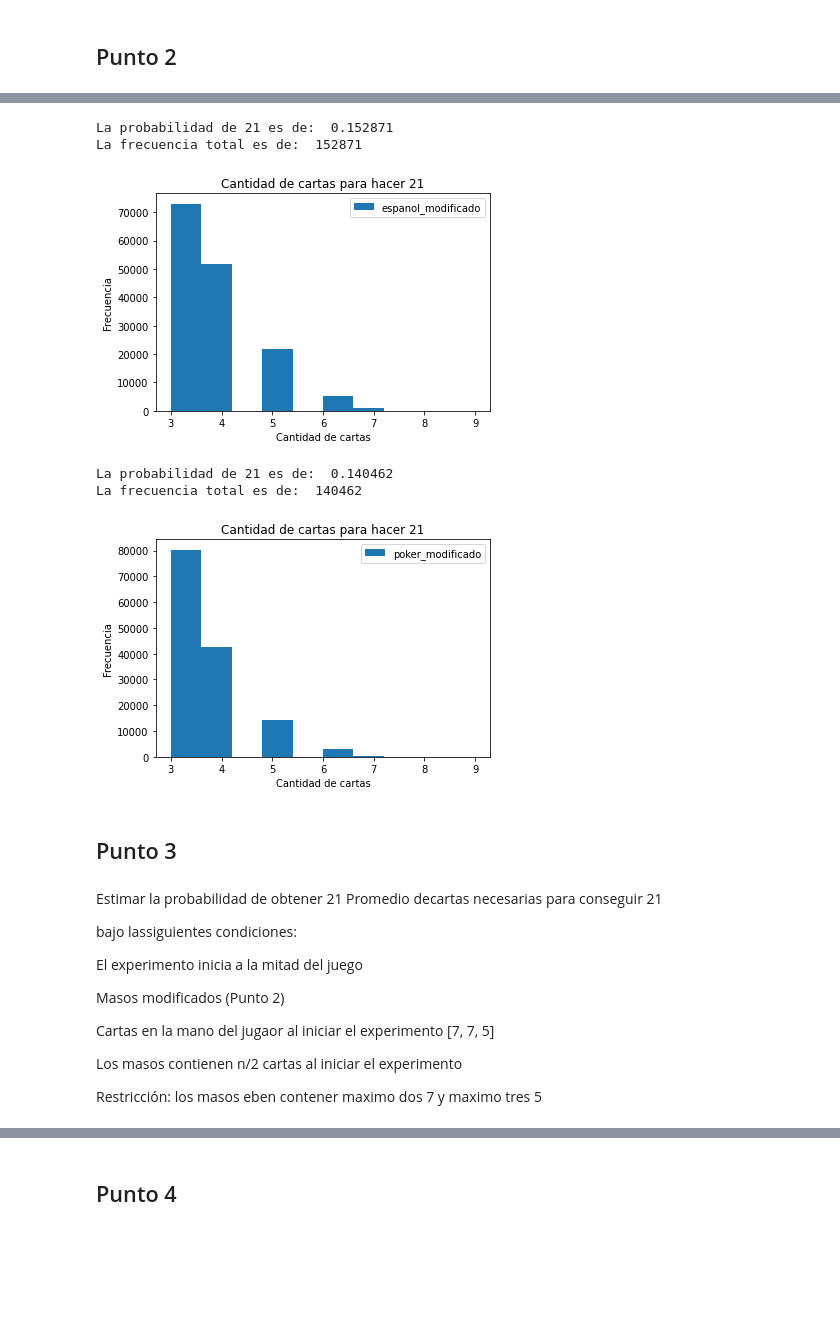
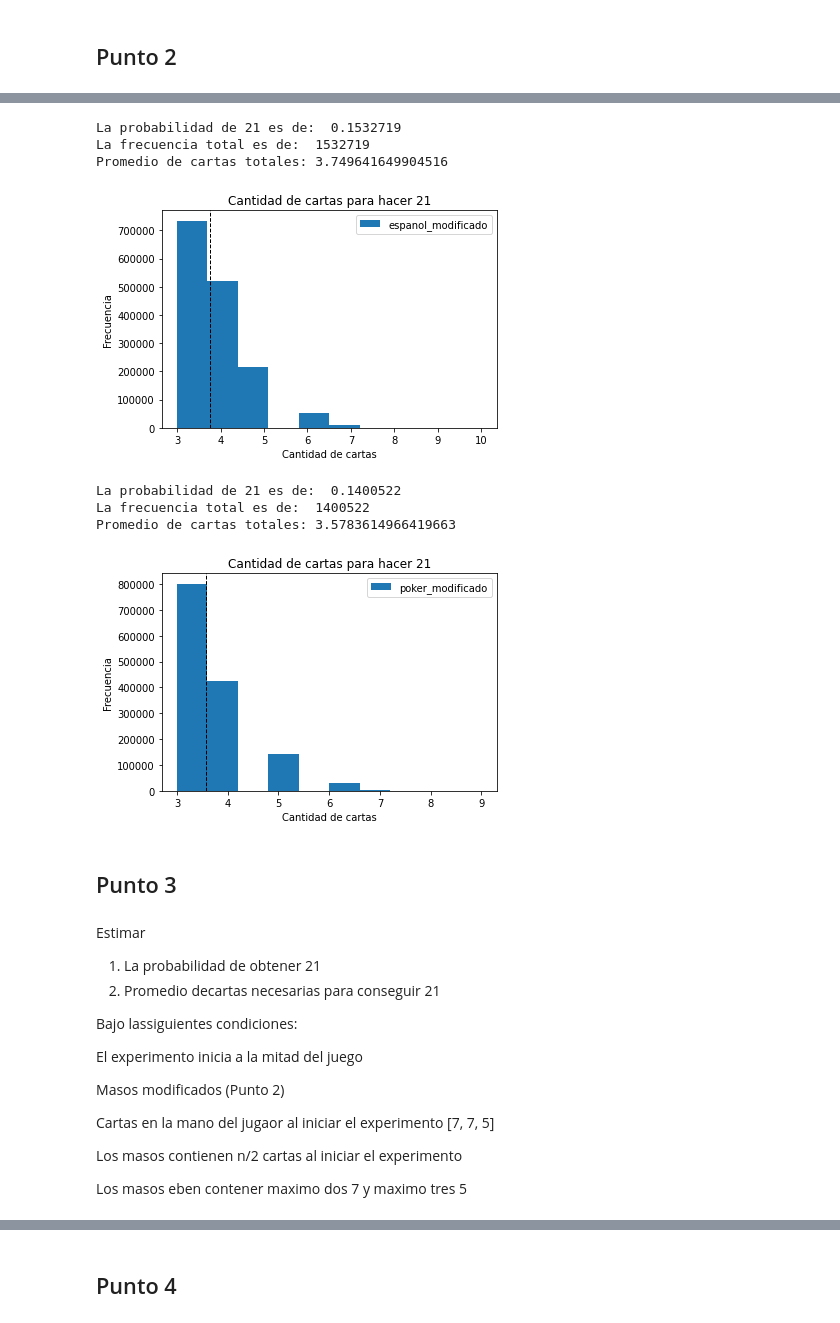
Before and after one commit to lucasps16/AlgorithmsUN2020II, a Jupyter notebook: Lab4/21BlackjackGrClass2StGrooup8.ipynb, the cells around one changed output, grey strips where cells are left out. Drawn from its saved outputs; the diff is of its cells as text; code cells hidden in the pictures; blank space fills up the shorter version.

```diff
--- a/Lab4/21BlackjackGrClass2StGrooup8.ipynb
+++ b/Lab4/21BlackjackGrClass2StGrooup8.ipynb
@@ -102,49 +117,54 @@ def prob21_10millones(cartas, leyenda='baraja'):
       deck.remove(carta)
       numero_cartas += 1
 
     if(sum(cartas_seleccionadas) == 21):    # verifica que se haya realizado la 21.
       count += 1
       numcart.append(len(cartas_seleccionadas))
 
     #debug = [cartas_seleccionadas," sum:",sum(cartas_seleccionadas), count ]
     #print (debug)
     #print (numcart)
 
+  # calculo de cartas promedio en que se obtiene 21
+  cartas_promedio = sum(numcart) / float(len(numcart))
+
   # Bloque de codigo que calcula las probabilidades.
   prob =  count / trl
   print("\n\n")
   print("La probabilidad de 21 es de: ", prob)
   print("La frecuencia total es de: ", len(numcart))
+  print("Promedio de cartas totales:", cartas_promedio)
   print("\n")
 
   # Bloque de codigo para plotear los datos
   plt.hist(numcart, cumulative=False)
   plt.xlabel("Cantidad de cartas")
   plt.ylabel("Frecuencia")
   plt.title("Cantidad de cartas para hacer 21")
   plt.legend(namestr(cartas, globals()));
+  plt.axvline(cartas_promedio , color='k', linestyle='dashed', linewidth=1) # añade una linea vertical sobre el eje x
   plt.show()
 
 # llamada al metodo para estimarla probabilidad usando Montecarlo
 prob21_10millones(espanol_modificado)
 prob21_10millones(poker_modificado)
-
-#plt.axvline(numcart.mean(), color='k', linestyle='dashed', linewidth=1)
 # %% [output]
-La probabilidad de 21 es de:  0.152871
-La frecuencia total es de:  152871
+La probabilidad de 21 es de:  0.1532719
+La frecuencia total es de:  1532719
+Promedio de cartas totales: 3.749641649904516
-[figure, old version]
+[figure, new version]
-La probabilidad de 21 es de:  0.140462
-La frecuencia total es de:  140462
+La probabilidad de 21 es de:  0.1400522
+La frecuencia total es de:  1400522
+Promedio de cartas totales: 3.5783614966419663
-[figure, old version]
+[figure, new version]
 # %% [markdown]
 ## Punto 3
 # %% [markdown]
 Estimar
-la probabilidad de obtener 21
-Promedio decartas necesarias  para  conseguir 21
+1. La probabilidad de obtener 21
+2. Promedio decartas necesarias  para  conseguir 21
 
-bajo lassiguientes condiciones:
+Bajo lassiguientes condiciones:
 
 El experimento inicia a la mitad del juego
 
@@ -154,7 +174,7 @@ Cartas en la mano del jugaor al iniciar el experimento [7, 7, 5]
 
 Los masos contienen n/2 cartas al iniciar el experimento
 
-Restricción: los masos eben contener maximo dos 7 y maximo tres 5
+Los masos eben contener maximo dos 7 y maximo tres 5
 # %%
 #punto 3
 
```
Also changed, not shown: parts of 8 cells of this notebook.
